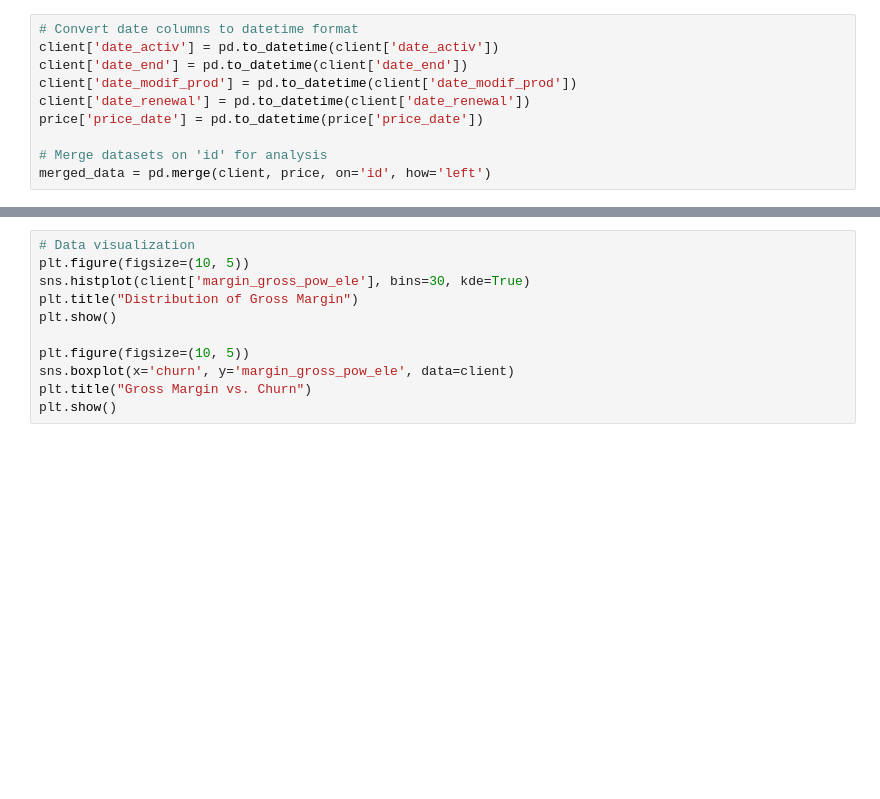
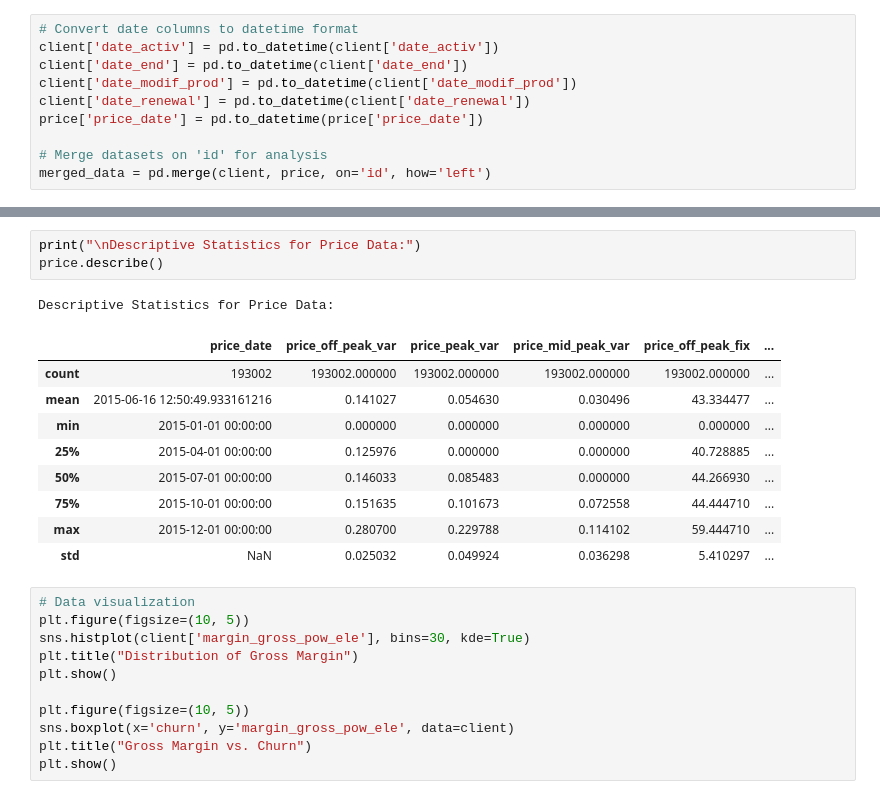
Before and after one commit to JoshuaPaul-lasisi/Internship-BCGX, a Jupyter notebook: noteboks/task_two.ipynb, the cells around one changed output, grey strips where cells are left out. Drawn from its saved outputs; the diff is of its cells as text; blank space fills up the shorter version.

```diff
--- a/noteboks/task_two.ipynb
+++ b/noteboks/task_two.ipynb
@@ -115,3 +106,17 @@ std              7.773592
+# %%
+print("\nDescriptive Statistics for Price Data:")
+price.describe()
+# %% [output]
+Descriptive Statistics for Price Data:
+|  | price_date | price_off_peak_var | price_peak_var | price_mid_peak_var | price_off_peak_fix | ... |
+| count | 193002 | 193002.000000 | 193002.000000 | 193002.000000 | 193002.000000 | ... |
+| mean | 2015-06-16 12:50:49.933161216 | 0.141027 | 0.054630 | 0.030496 | 43.334477 | ... |
+| min | 2015-01-01 00:00:00 | 0.000000 | 0.000000 | 0.000000 | 0.000000 | ... |
+| 25% | 2015-04-01 00:00:00 | 0.125976 | 0.000000 | 0.000000 | 40.728885 | ... |
+| 50% | 2015-07-01 00:00:00 | 0.146033 | 0.085483 | 0.000000 | 44.266930 | ... |
+| 75% | 2015-10-01 00:00:00 | 0.151635 | 0.101673 | 0.072558 | 44.444710 | ... |
+| max | 2015-12-01 00:00:00 | 0.280700 | 0.229788 | 0.114102 | 59.444710 | ... |
+| std | NaN | 0.025032 | 0.049924 | 0.036298 | 5.410297 | ... |
 # %%
 # Data visualization
 plt.figure(figsize=(10, 5))
```
Also changed, not shown: parts of 1 cell of this notebook.
